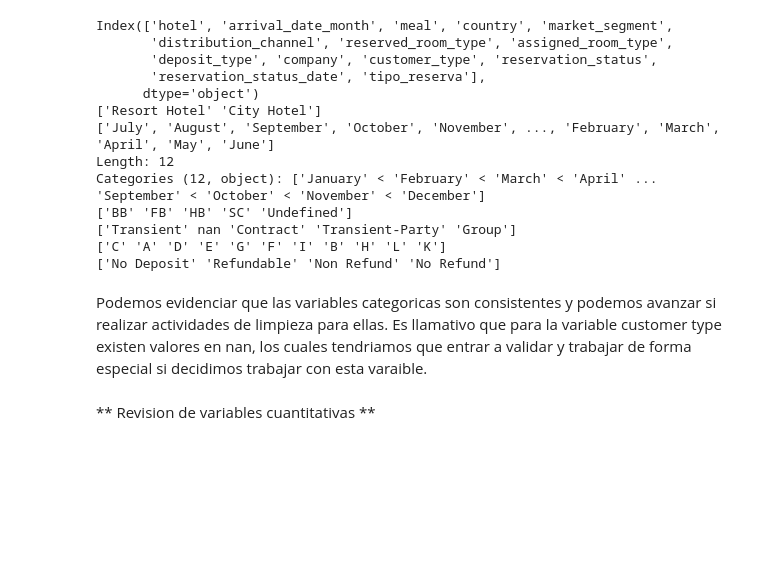
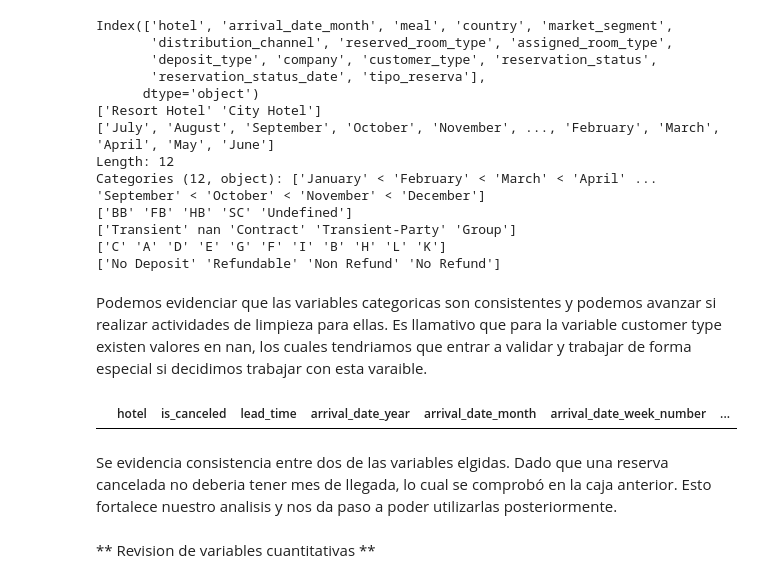
Before and after one commit to Traintain/MINE4101-Taller1, a Jupyter notebook: taller_1.ipynb, the cells around one changed output. Drawn from its saved outputs; the diff is of its cells as text; code cells hidden in the pictures; blank space fills up the shorter version.

```diff
--- a/taller_1.ipynb
+++ b/taller_1.ipynb
@@ -152,6 +173,14 @@ Categories (12, object): ['January' < 'February' < 'March' < 'April' ... 'Septem
 ['No Deposit' 'Refundable' 'Non Refund' 'No Refund']
 # %% [markdown]
 Podemos evidenciar que las variables categoricas son consistentes y podemos avanzar si realizar actividades de limpieza para ellas. Es llamativo que para la variable customer type existen valores en nan, los cuales tendriamos que entrar a validar y trabajar de forma especial si decidimos trabajar con esta varaible.
+# %%
+# Analisis de consistencia
+# las reservas canceladas tienen mes de llegada?
+df[(df['is_canceled'] == True) & (df['arrival_date_month'].isnull())]
+# %% [output]
+|  | hotel | is_canceled | lead_time | arrival_date_year | arrival_date_month | arrival_date_week_number | ... |
+# %% [markdown]
+Se evidencia consistencia entre dos de las variables elgidas. Dado que una reserva cancelada no deberia tener mes de llegada, lo cual se comprobó en la caja anterior. Esto fortalece nuestro analisis y nos da paso a poder utilizarlas posteriormente.
 # %% [markdown]
 ** Revision de variables cuantitativas **
 # %% [markdown]
```
Also changed, not shown: parts of 5 cells of this notebook.
